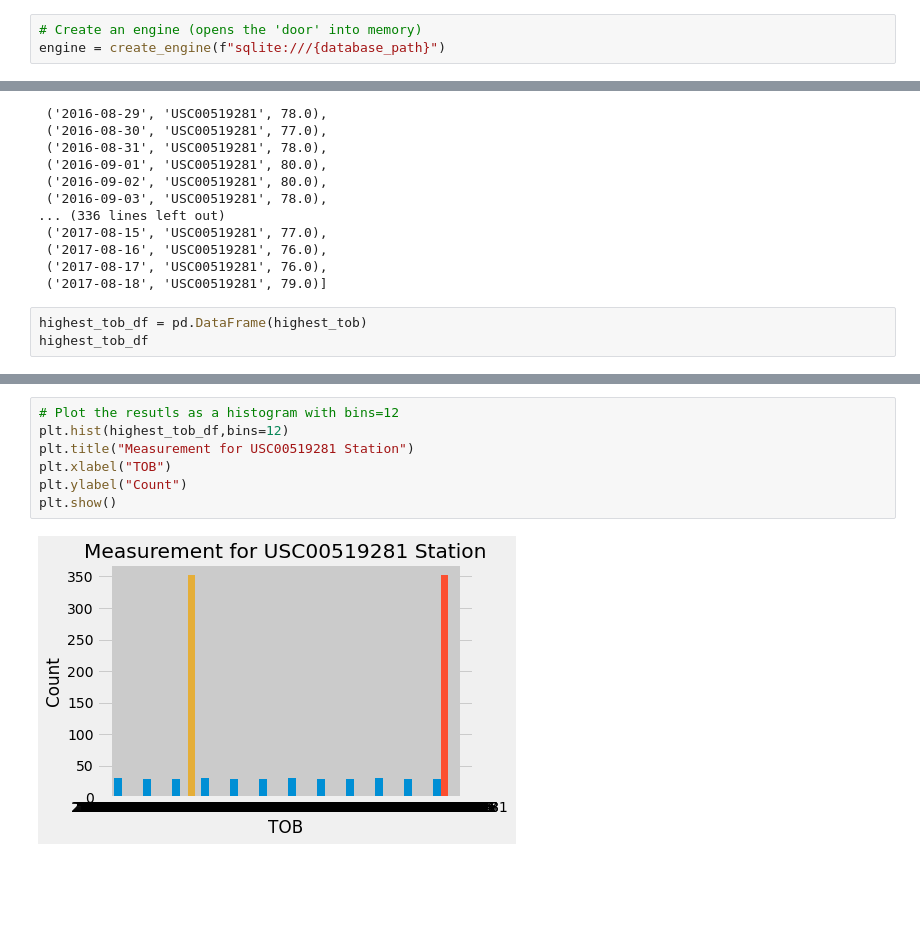
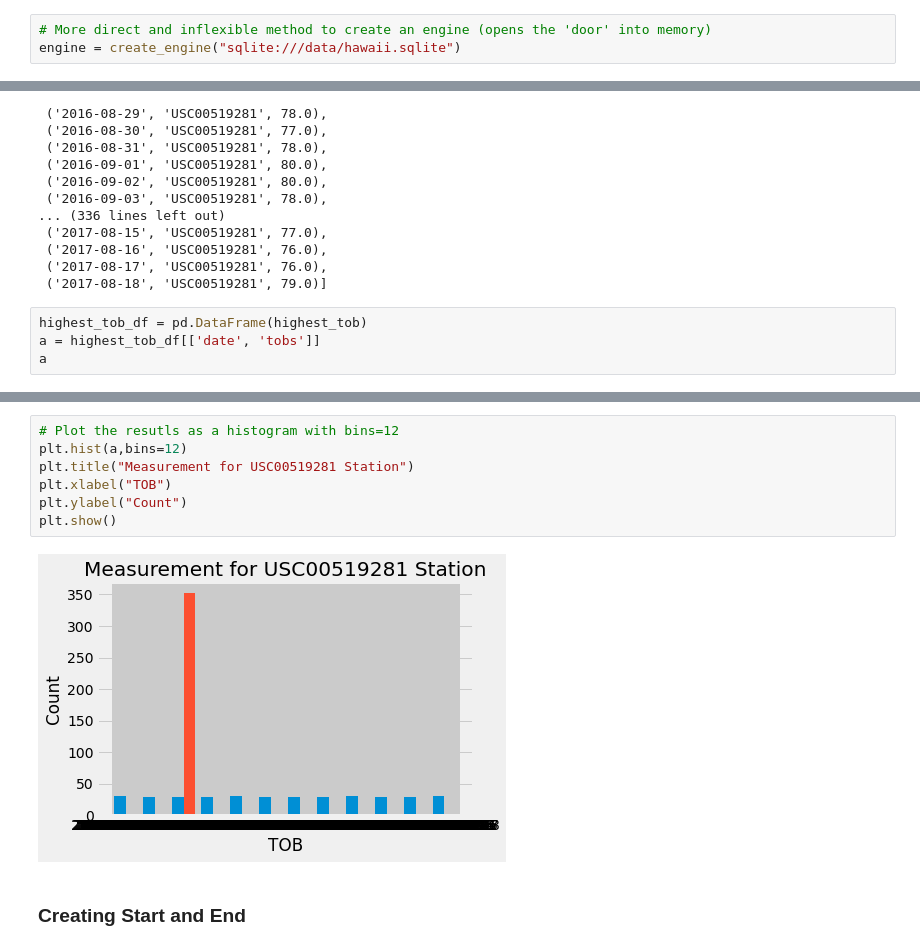
Before and after one commit to ellismok/sqlalchemy-challenge, a Jupyter notebook: starter_climate_analysis.ipynb, the cells around one changed output, grey strips where cells are left out. Saved outputs shown, nothing was run; the diff lists cells and outputs as text; blank space fills up the shorter version.

```diff
--- a/starter_climate_analysis.ipynb
+++ b/starter_climate_analysis.ipynb
@@ -28,6 +27,6 @@ f"sqlite:///{database_path}"
 # %%
-# Create an engine (opens the 'door' into memory)
-engine = create_engine(f"sqlite:///{database_path}")
+# More direct and inflexible method to create an engine (opens the 'door' into memory)
+engine = create_engine("sqlite:///data/hawaii.sqlite")
 # %%
 # Reflect the tables into classes using automap_base()
 Base = automap_base()
@@ -280,5 +265,6 @@ highest_tob
  ('2017-08-18', 'USC00519281', 79.0)]
 # %%
 highest_tob_df = pd.DataFrame(highest_tob)
-highest_tob_df
+a = highest_tob_df[['date', 'tobs']]
+a
 # %% [output]
@@ -320,9 +284,11 @@ for tobs in highest_tob:
 # %%
 # Plot the resutls as a histogram with bins=12
-plt.hist(highest_tob_df,bins=12)
+plt.hist(a,bins=12)
 plt.title("Measurement for USC00519281 Station")
 plt.xlabel("TOB")
 plt.ylabel("Count")
 plt.show()
 # %% [output]
-[figure, old version]
+[figure, new version]
+# %% [markdown]
+### Creating Start and End
```
Also changed, not shown: parts of 26 cells of this notebook, 4 other files.
